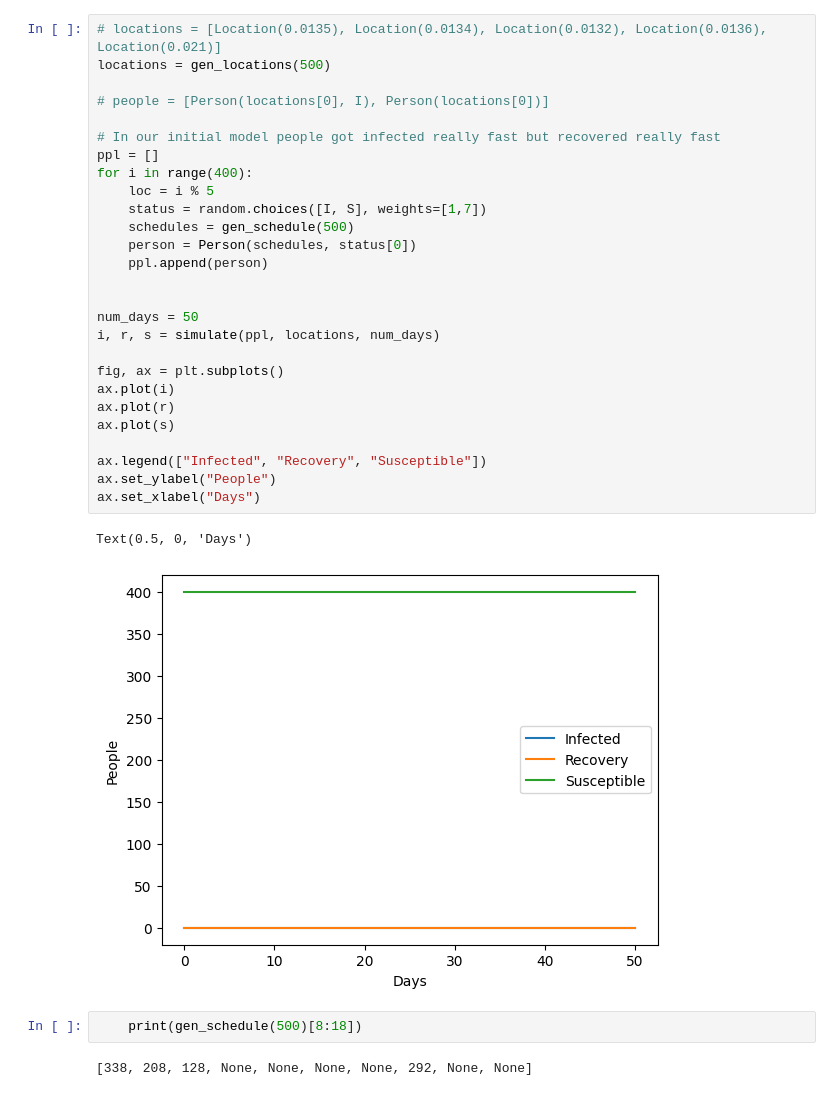
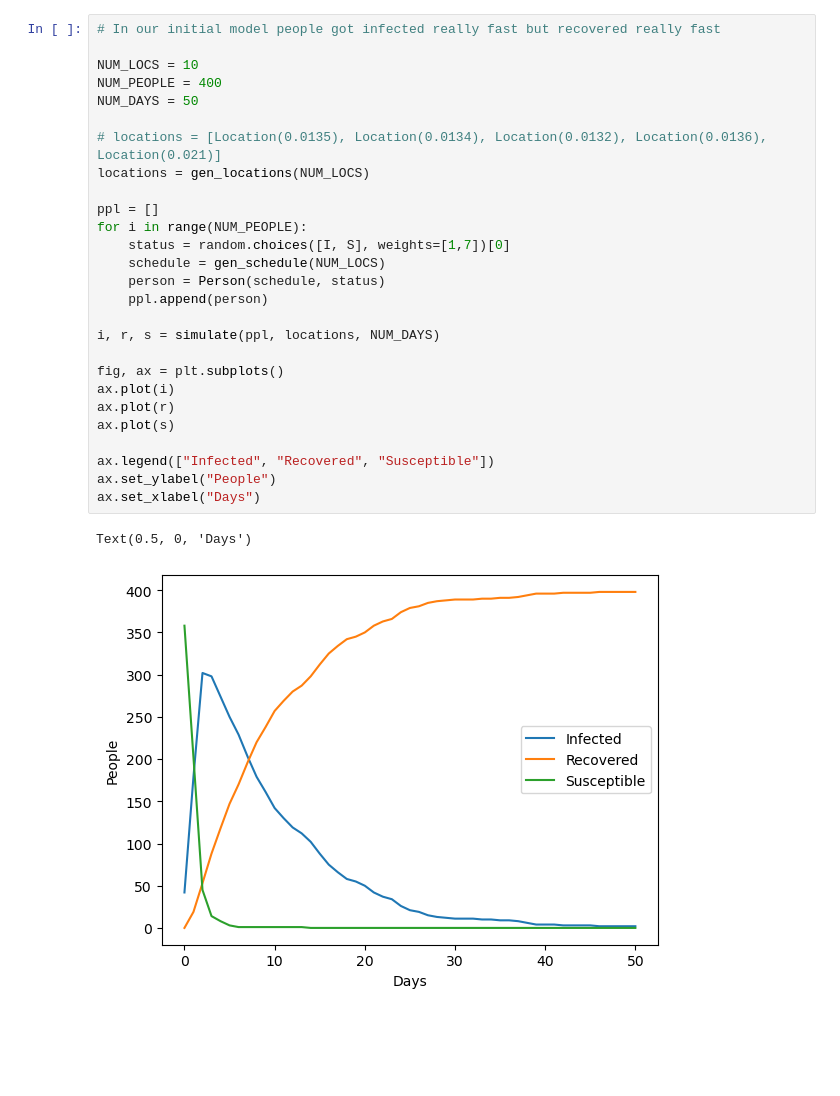
Before and after one commit to khazixi/456-Final-Project, a Jupyter notebook: project.ipynb, the cells around one changed output. Drawn from its saved outputs; the diff is of its cells as text; blank space fills up the shorter version.

Commit message:
Make people move

```diff
--- a/project.ipynb
+++ b/project.ipynb
@@ -111,36 +102,32 @@ def simulate(people, locations, num_days):
 
     return infected, recovered, susceptible
 # %%
+# In our initial model people got infected really fast but recovered really fast
+
+NUM_LOCS = 10
+NUM_PEOPLE = 400
+NUM_DAYS = 50
+
 # locations = [Location(0.0135), Location(0.0134), Location(0.0132), Location(0.0136), Location(0.021)]
-locations = gen_locations(500)
+locations = gen_locations(NUM_LOCS)
 
-# people = [Person(locations[0], I), Person(locations[0])]
-
-# In our initial model people got infected really fast but recovered really fast
 ppl = []
-for i in range(400):
-    loc = i % 5
-    status = random.choices([I, S], weights=[1,7])
-    schedules = gen_schedule(500)
-    person = Person(schedules, status[0])
+for i in range(NUM_PEOPLE):
+    status = random.choices([I, S], weights=[1,7])[0]
+    schedule = gen_schedule(NUM_LOCS)
+    person = Person(schedule, status)
     ppl.append(person)
 
-
-num_days = 50
-i, r, s = simulate(ppl, locations, num_days)
+i, r, s = simulate(ppl, locations, NUM_DAYS)
 
 fig, ax = plt.subplots()
 ax.plot(i)
 ax.plot(r)
 ax.plot(s)
 
-ax.legend(["Infected", "Recovery", "Susceptible"])
+ax.legend(["Infected", "Recovered", "Susceptible"])
 ax.set_ylabel("People")
 ax.set_xlabel("Days")
 # %% [output]
 Text(0.5, 0, 'Days')
-[figure, old version]
+[figure, new version]
-# %%
-    print(gen_schedule(500)[8:18])
-# %% [output]
-[338, 208, 128, None, None, None, None, 292, None, None]
```
Also changed, not shown: parts of 1 cell of this notebook.
